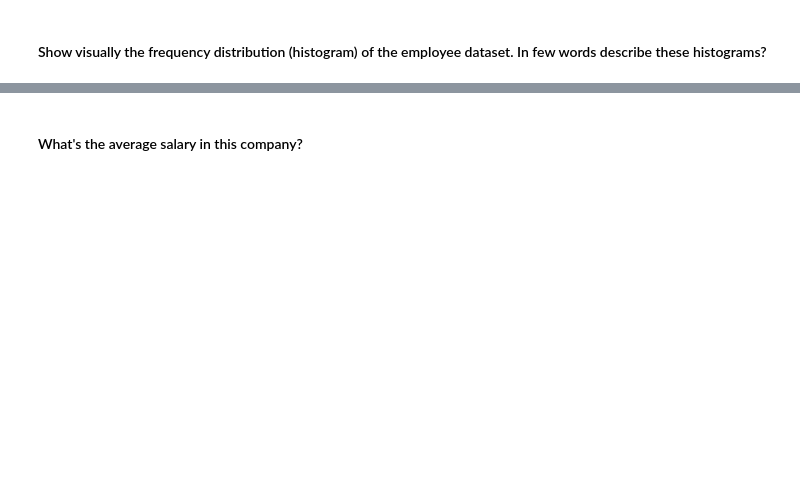
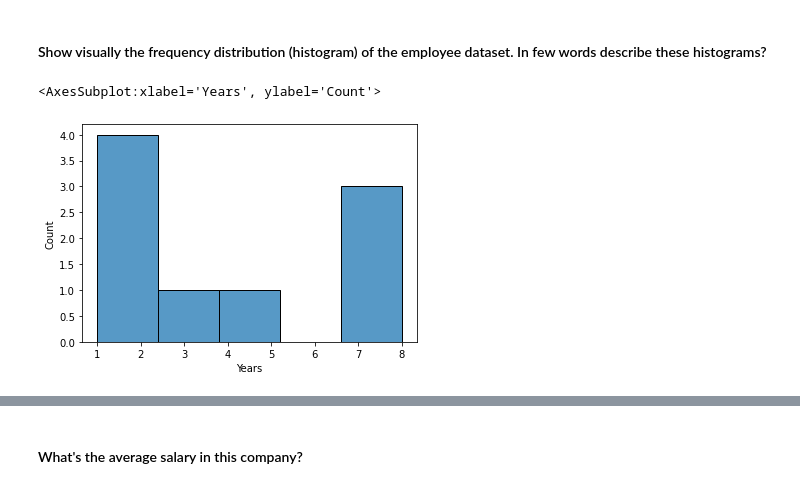
Before and after one commit to Ironhack-Data-Madrid-Marzo-2021/lab-subsetting-and-descriptive-stats, a Jupyter notebook: your-code/main.ipynb, the cells around one changed output, grey strips where cells are left out. Drawn from its saved outputs; the diff is of its cells as text; code cells hidden in the pictures; blank space fills up the shorter version.

```diff
--- a/your-code/main.ipynb
+++ b/your-code/main.ipynb
@@ -106,7 +114,7 @@ weather[weather[ 'Temperature'] < 20]
 # %% [markdown]
 #### Load the `employee.csv` file into a DataFrame. Call the dataframe `employee`
 # %%
-employee = pd.read_csv("employee.csv",encoding = "ISO-8859-1", dtype=str
+employee = pd.read_csv("employee.csv",encoding = "ISO-8859-1"
 )
 employee
 # %% [output]
@@ -130,0 +146,5 @@ employee
+# %%
+sns.histplot(data=employee, x = "Years")
+# %% [output]
+<AxesSubplot:xlabel='Years', ylabel='Count'>
+[figure, added]
```
Also changed, not shown: parts of 81 cells of this notebook.
